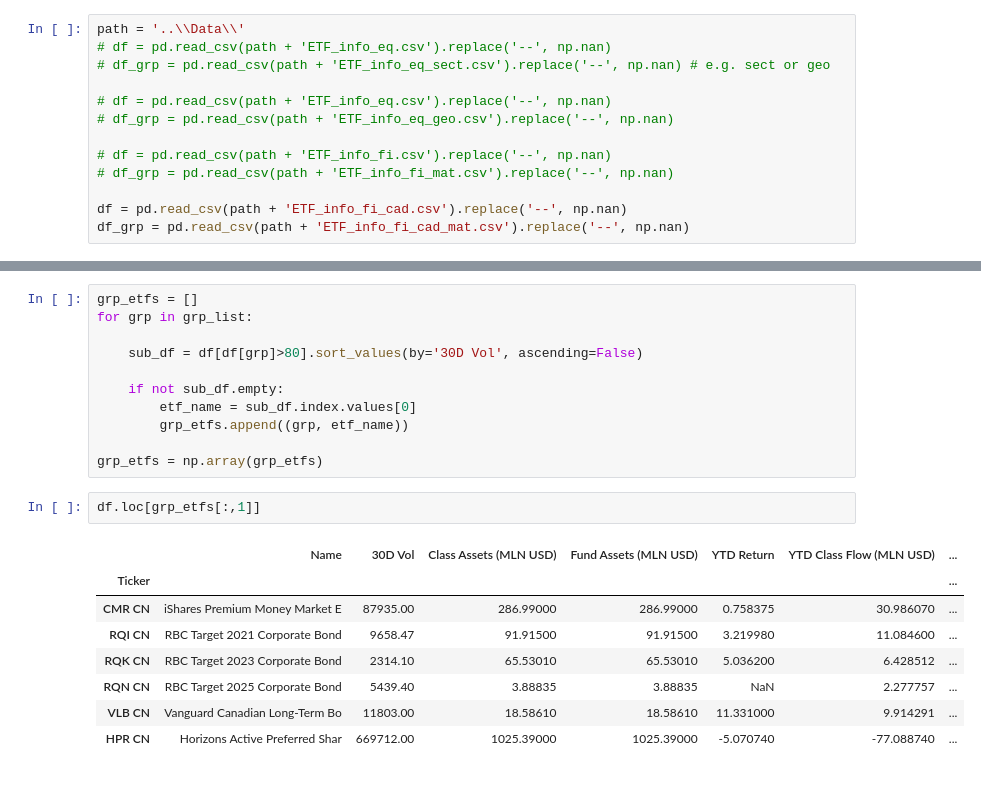
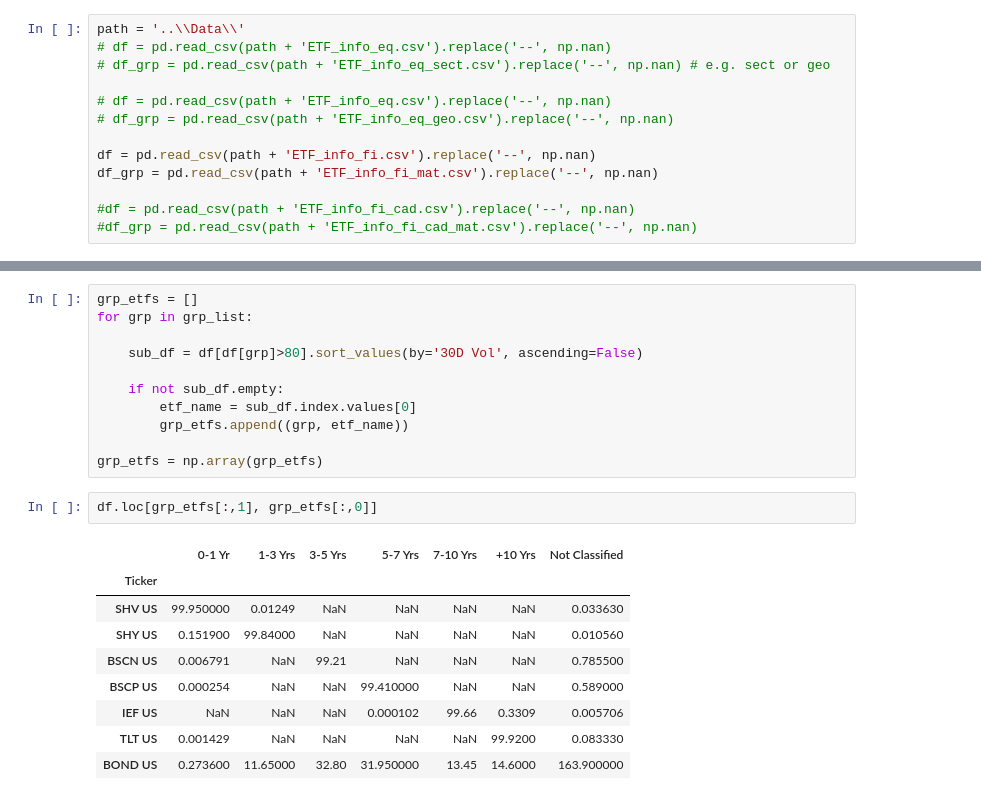
Before and after one commit to epgreig/robo-advisor, a Jupyter notebook: eda.ipynb, the cells around one changed output, grey strips where cells are left out. Cells and saved outputs as stored; diff of their text form.

```diff
--- a/eda.ipynb
+++ b/eda.ipynb
@@ -9,11 +9,11 @@ path = '..\\Data\\'
 # df = pd.read_csv(path + 'ETF_info_eq.csv').replace('--', np.nan)
 # df_grp = pd.read_csv(path + 'ETF_info_eq_geo.csv').replace('--', np.nan)
 
-# df = pd.read_csv(path + 'ETF_info_fi.csv').replace('--', np.nan)
-# df_grp = pd.read_csv(path + 'ETF_info_fi_mat.csv').replace('--', np.nan)
+df = pd.read_csv(path + 'ETF_info_fi.csv').replace('--', np.nan)
+df_grp = pd.read_csv(path + 'ETF_info_fi_mat.csv').replace('--', np.nan)
 
-df = pd.read_csv(path + 'ETF_info_fi_cad.csv').replace('--', np.nan)
-df_grp = pd.read_csv(path + 'ETF_info_fi_cad_mat.csv').replace('--', np.nan)
+#df = pd.read_csv(path + 'ETF_info_fi_cad.csv').replace('--', np.nan)
+#df_grp = pd.read_csv(path + 'ETF_info_fi_cad_mat.csv').replace('--', np.nan)
 # %%
 def clean_float(df):
 
@@ -51,16 +51,17 @@ for grp in grp_list:
 
 grp_etfs = np.array(grp_etfs)
 # %%
-df.loc[grp_etfs[:,1]]
+df.loc[grp_etfs[:,1], grp_etfs[:,0]]
 # %% [output]
-|  | Name | 30D Vol | Class Assets (MLN USD) | Fund Assets (MLN USD) | YTD Return | YTD Class Flow (MLN USD) | ... |
-| Ticker |  |  |  |  |  |  | ... |
-| CMR CN | iShares Premium Money Market E | 87935.00 | 286.99000 | 286.99000 | 0.758375 | 30.986070 | ... |
-| RQI CN | RBC Target 2021 Corporate Bond | 9658.47 | 91.91500 | 91.91500 | 3.219980 | 11.084600 | ... |
-| RQK CN | RBC Target 2023 Corporate Bond | 2314.10 | 65.53010 | 65.53010 | 5.036200 | 6.428512 | ... |
-| RQN CN | RBC Target 2025 Corporate Bond | 5439.40 | 3.88835 | 3.88835 | NaN | 2.277757 | ... |
-| VLB CN | Vanguard Canadian Long-Term Bo | 11803.00 | 18.58610 | 18.58610 | 11.331000 | 9.914291 | ... |
-| HPR CN | Horizons Active Preferred Shar | 669712.00 | 1025.39000 | 1025.39000 | -5.070740 | -77.088740 | ... |
+|  | 0-1 Yr | 1-3 Yrs | 3-5 Yrs | 5-7 Yrs | 7-10 Yrs | +10 Yrs | Not Classified |
+| Ticker |  |  |  |  |  |  |  |
+| SHV US | 99.950000 | 0.01249 | NaN | NaN | NaN | NaN | 0.033630 |
+| SHY US | 0.151900 | 99.84000 | NaN | NaN | NaN | NaN | 0.010560 |
+| BSCN US | 0.006791 | NaN | 99.21 | NaN | NaN | NaN | 0.785500 |
+| BSCP US | 0.000254 | NaN | NaN | 99.410000 | NaN | NaN | 0.589000 |
+| IEF US | NaN | NaN | NaN | 0.000102 | 99.66 | 0.3309 | 0.005706 |
+| TLT US | 0.001429 | NaN | NaN | NaN | NaN | 99.9200 | 0.083330 |
+| BOND US | 0.273600 | 11.65000 | 32.80 | 31.950000 | 13.45 | 14.6000 | 163.900000 |
 # %%
 df
 # %% [output]
```
Also changed, not shown: parts of 1 cell of this notebook.
